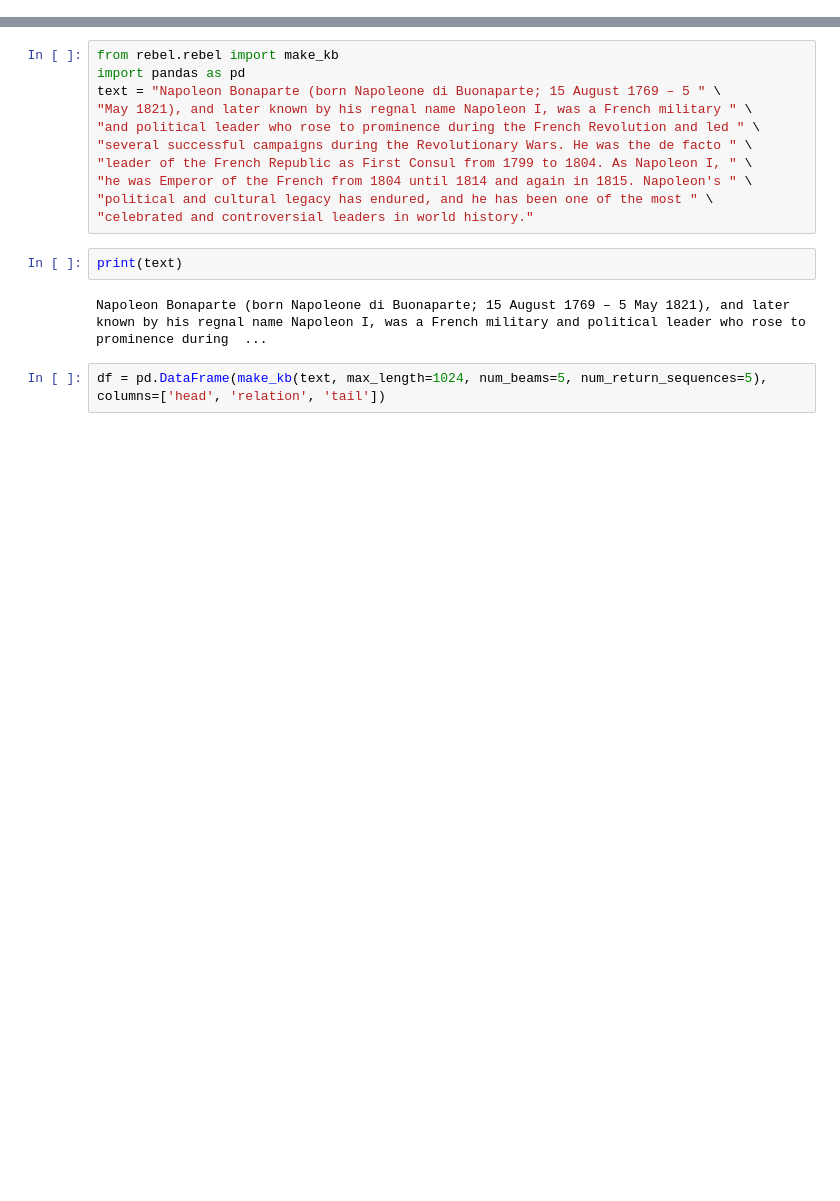
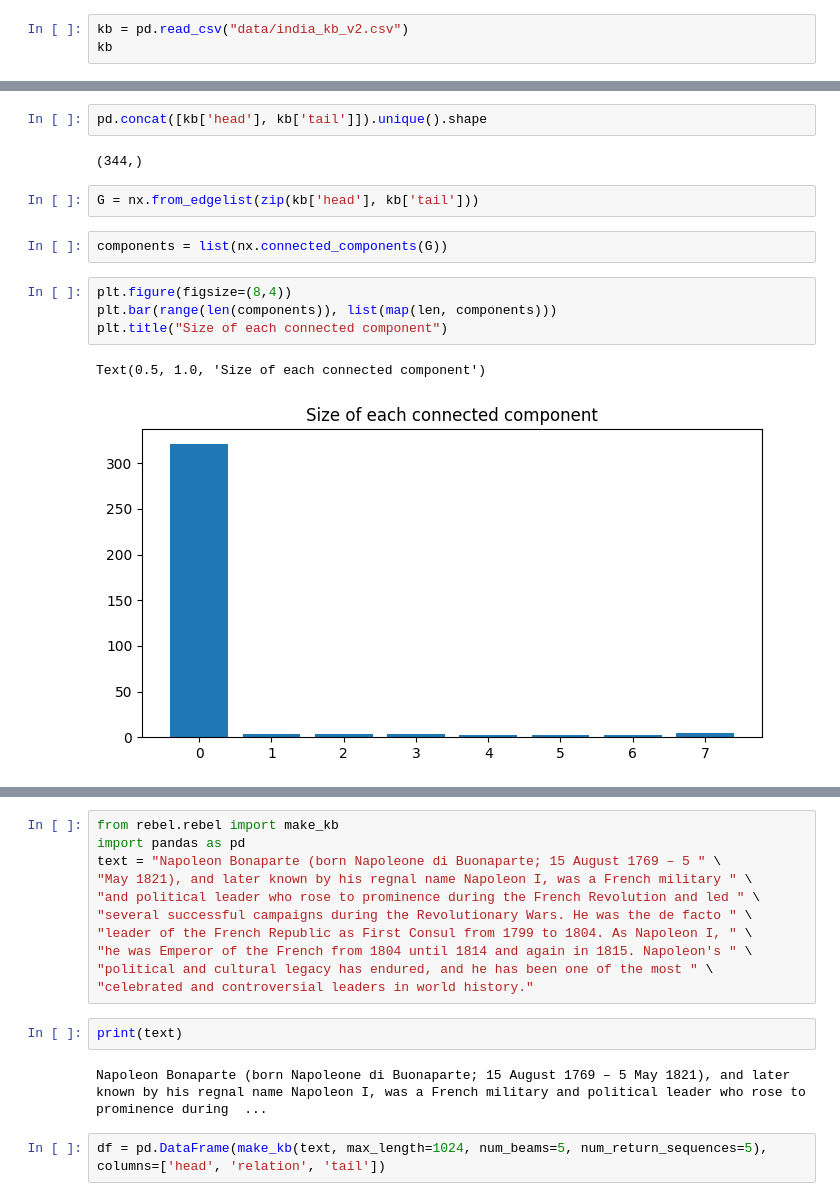
Before and after one commit to RK22000/REBEL-Graph-RAG, a Jupyter notebook: notebook.ipynb, the cells around one changed output, grey strips where cells are left out. Cells and saved outputs as stored; diff of their text form; blank space fills up the shorter version.

Commit message:
⚡️ Extract kb from larget texts

```diff
--- a/notebook.ipynb
+++ b/notebook.ipynb
@@ -0,0 +11,3 @@
+# %%
+kb = pd.read_csv("data/india_kb_v2.csv")
+kb
@@ -0,0 +52,15 @@
+# %%
+pd.concat([kb['head'], kb['tail']]).unique().shape
+# %% [output]
+(344,)
+# %%
+G = nx.from_edgelist(zip(kb['head'], kb['tail']))
+# %%
+components = list(nx.connected_components(G))
+# %%
+plt.figure(figsize=(8,4))
+plt.bar(range(len(components)), list(map(len, components)))
+plt.title("Size of each connected component")
+# %% [output]
+Text(0.5, 1.0, 'Size of each connected component')
+[figure, added]
```
Also changed, not shown: parts of 44 cells of this notebook, 2 other files.
